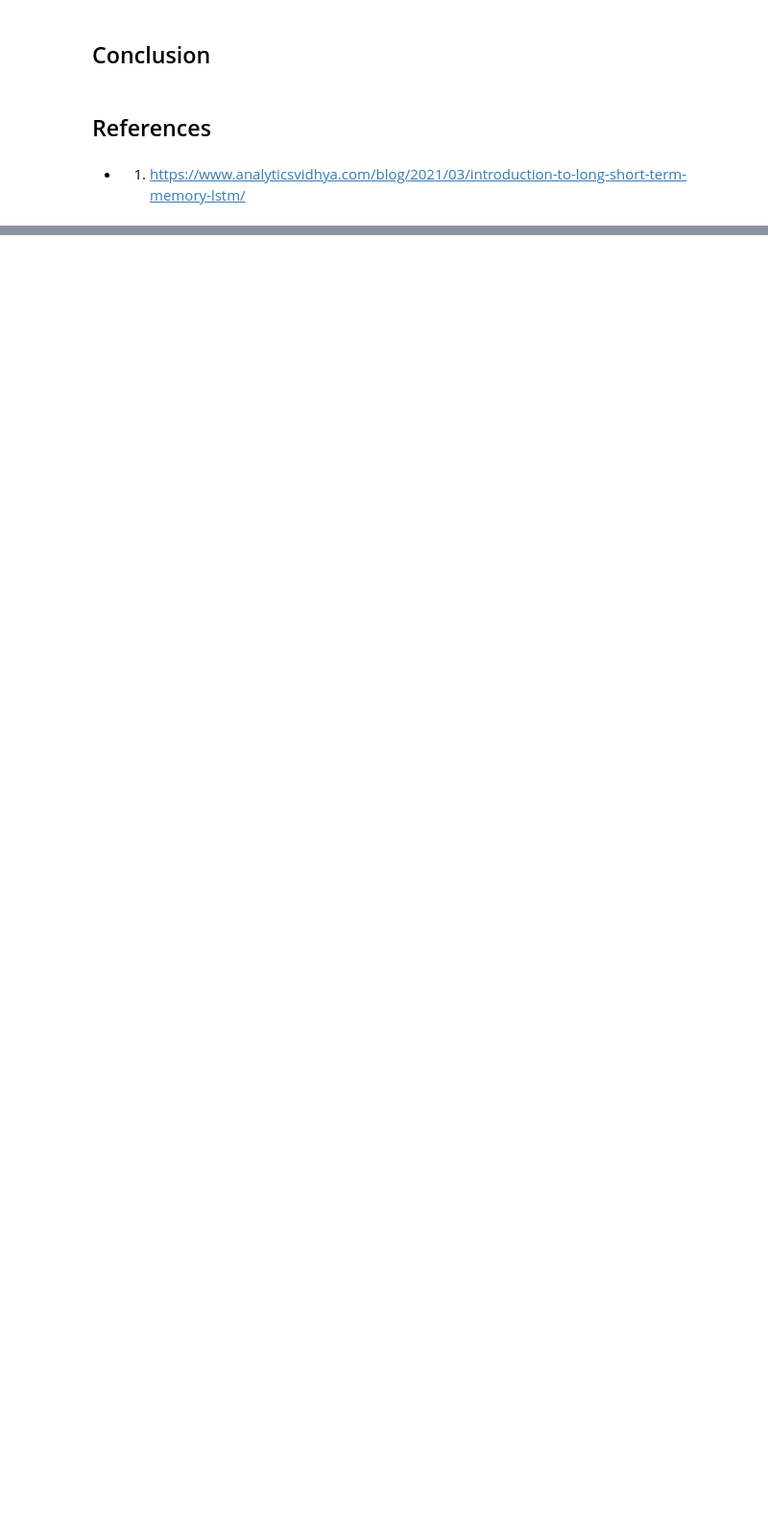
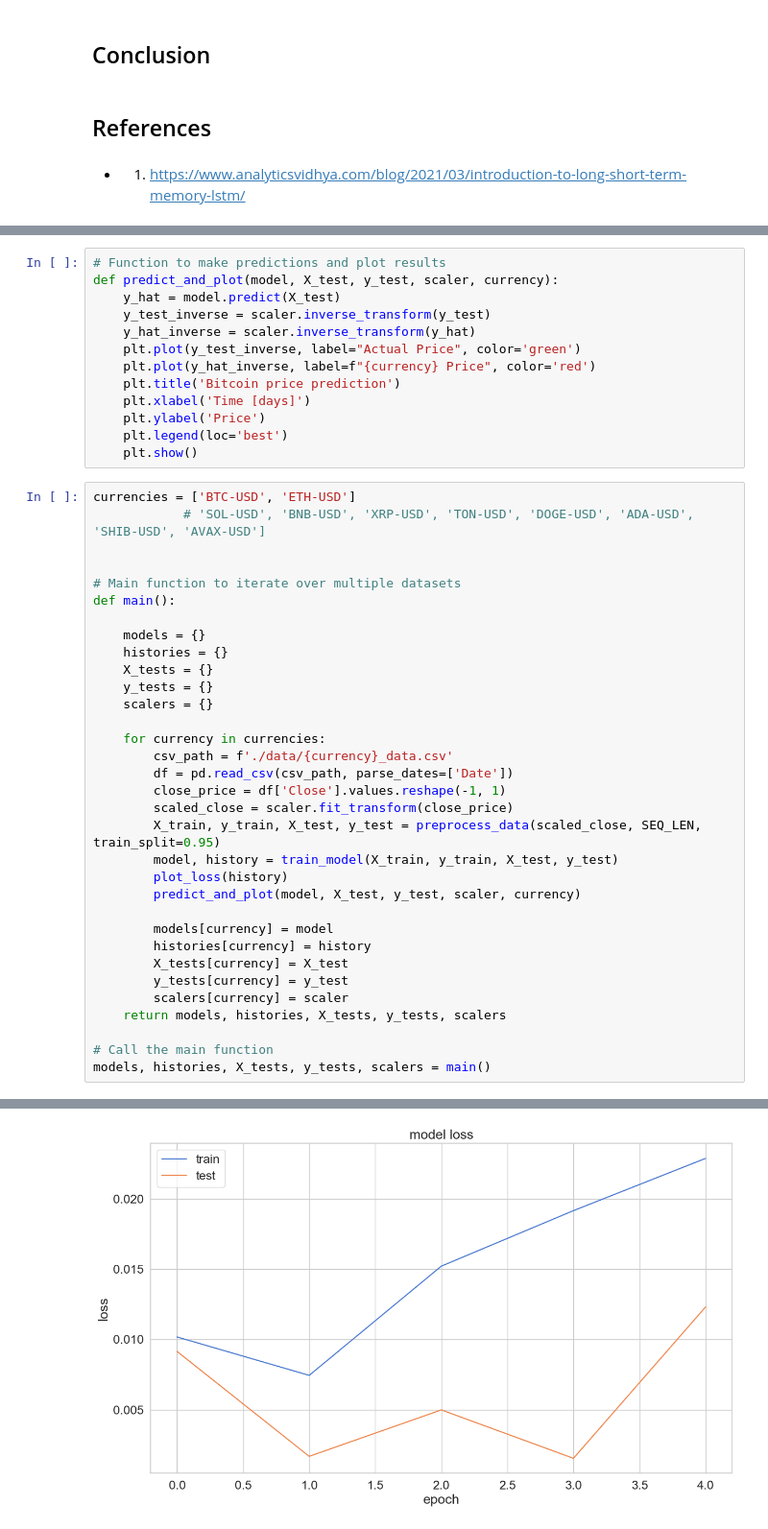
Before and after one commit to Research-Innovation-Lab/digital-asset-models, a Jupyter notebook: code/price-prediction/lstm/main.ipynb, the cells around one changed output, grey strips where cells are left out. Shown: that part at 96% size. Saved outputs shown, nothing was run; the diff lists cells and outputs as text; blank space fills up the shorter version.

```diff
--- a/code/price-prediction/lstm/main.ipynb
+++ b/code/price-prediction/lstm/main.ipynb
@@ -278,0 +333,47 @@ plt.show();
+# %%
+# Function to make predictions and plot results
+def predict_and_plot(model, X_test, y_test, scaler, currency):
+    y_hat = model.predict(X_test)
+    y_test_inverse = scaler.inverse_transform(y_test)
+    y_hat_inverse = scaler.inverse_transform(y_hat)
+    plt.plot(y_test_inverse, label="Actual Price", color='green')
+    plt.plot(y_hat_inverse, label=f"{currency} Price", color='red')
+    plt.title('Bitcoin price prediction')
+    plt.xlabel('Time [days]')
+    plt.ylabel('Price')
+    plt.legend(loc='best')
+    plt.show()
+# %%
+currencies = ['BTC-USD', 'ETH-USD']
+            # 'SOL-USD', 'BNB-USD', 'XRP-USD', 'TON-USD', 'DOGE-USD', 'ADA-USD', 'SHIB-USD', 'AVAX-USD']
+
+
+# Main function to iterate over multiple datasets
+def main():
+
+    models = {}
+    histories = {}
+    X_tests = {}
+    y_tests = {}
+    scalers = {}
+
+    for currency in currencies:
+        csv_path = f'./data/{currency}_data.csv'
+        df = pd.read_csv(csv_path, parse_dates=['Date'])
+        close_price = df['Close'].values.reshape(-1, 1)
+        scaled_close = scaler.fit_transform(close_price)
+        X_train, y_train, X_test, y_test = preprocess_data(scaled_close, SEQ_LEN, train_split=0.95)
+        model, history = train_model(X_train, y_train, X_test, y_test)
+        plot_loss(history)
+        predict_and_plot(model, X_test, y_test, scaler, currency)
+
+        models[currency] = model
+        histories[currency] = history
+        X_tests[currency] = X_test
+        y_tests[currency] = y_test
+        scalers[currency] = scaler
+    return models, histories, X_tests, y_tests, scalers
+
+# Call the main function
+models, histories, X_tests, y_tests, scalers = main()
+# %% [output]
@@ -278,0 +390 @@ plt.show();
+[figure, added]
```
Also changed, not shown: parts of 6 cells of this notebook.
